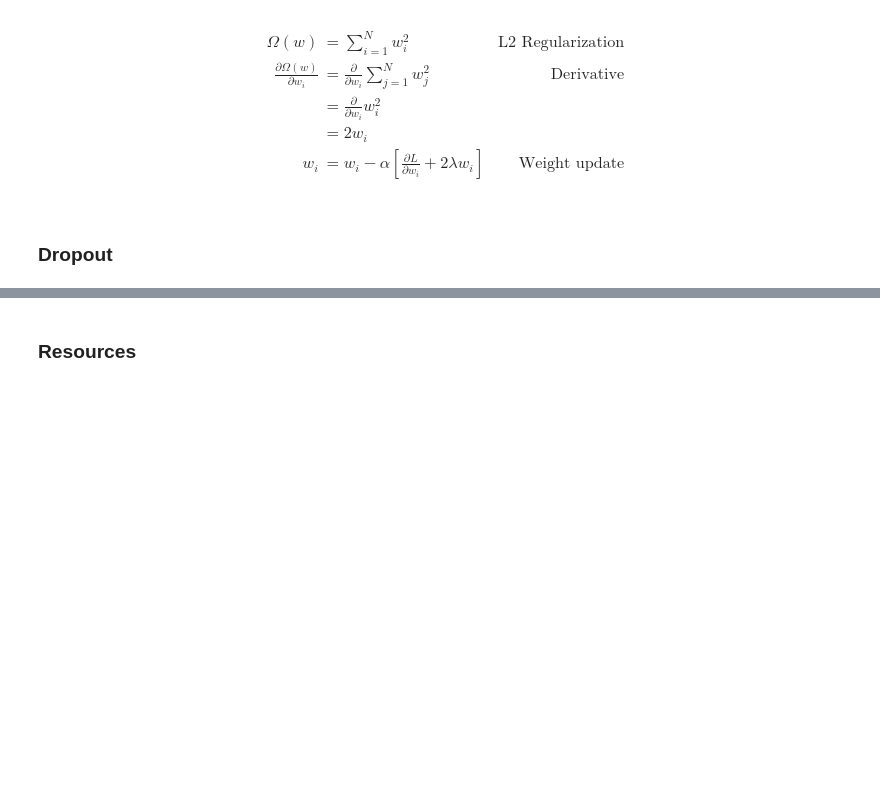
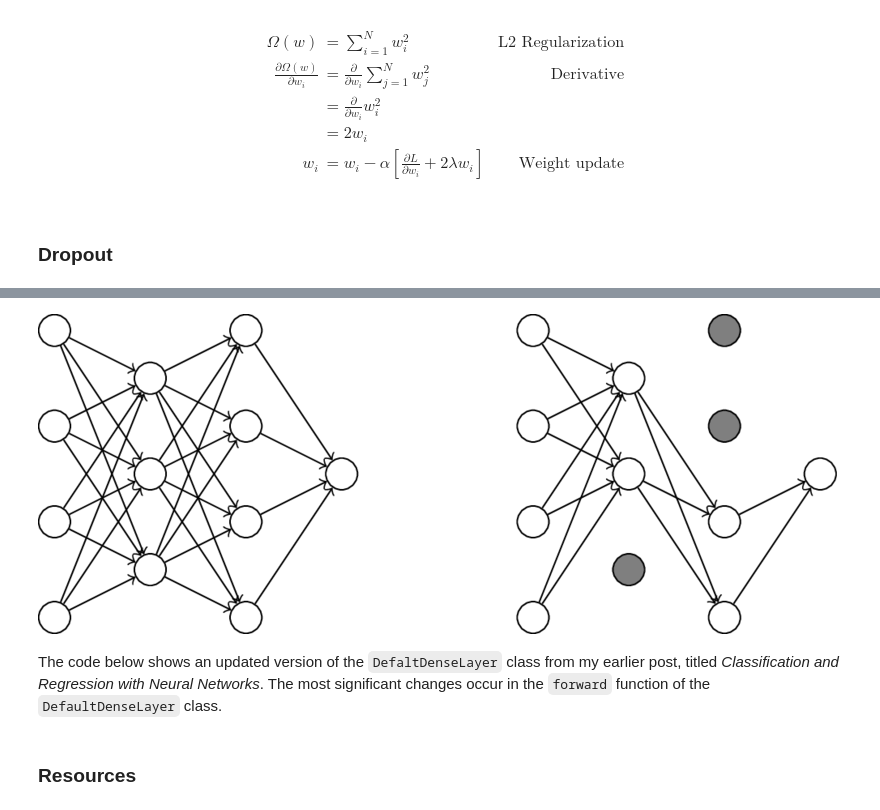
Before and after one commit to akshat0123/MLReview, a Jupyter notebook: Docs/Neural Networks/initializationregularizationanddropoout.ipynb, the cells around one changed output, grey strips where cells are left out. Saved outputs shown, nothing was run; the diff lists cells and outputs as text; code cells hidden in the pictures; blank space fills up the shorter version.

Commit message:
Finished post about initialization, regularization and dropout

```diff
--- a/Docs/Neural Networks/initializationregularizationanddropoout.ipynb
+++ b/Docs/Neural Networks/initializationregularizationanddropoout.ipynb
@@ -178,0 +189,47 @@ When only a random proportion of network units are used during training, this ap
+# %%
+%%tikz -s=800,320 -sc=1
+\node[draw, circle] (x1) at (0, 3) {};
+\node[draw, circle] (x2) at (0, 2) {};
+\node[draw, circle] (x3) at (0, 1) {};
+\node[draw, circle] (x4) at (0, 0) {};
+\node[draw, circle] (h11) at (1, 2.5) {};
+\node[draw, circle] (h12) at (1, 1.5) {};
+\node[draw, circle] (h13) at (1, 0.5) {};
+\node[draw, circle] (h21) at (2, 3) {};
+\node[draw, circle] (h22) at (2, 2) {};
+\node[draw, circle] (h23) at (2, 1) {};
+\node[draw, circle] (h24) at (2, 0) {};
+\node[draw, circle] (o) at (3, 1.5) {};
+\draw[->](x1) -- (h11); \draw[->](x1) -- (h12); \draw[->](x1) -- (h13);
+\draw[->](x2) -- (h11); \draw[->](x2) -- (h12); \draw[->](x2) -- (h13);
+\draw[->](x3) -- (h11); \draw[->](x3) -- (h12); \draw[->](x3) -- (h13);
+\draw[->](x4) -- (h11); \draw[->](x4) -- (h12); \draw[->](x4) -- (h13);
+\draw[->](h11) -- (h21); \draw[->](h11) -- (h22); \draw[->](h11) -- (h23); \draw[->](h11) -- (h24);
+\draw[->](h12) -- (h21); \draw[->](h12) -- (h22); \draw[->](h12) -- (h23); \draw[->](h12) -- (h24);
+\draw[->](h13) -- (h21); \draw[->](h13) -- (h22); \draw[->](h13) -- (h23); \draw[->](h13) -- (h24);
+\draw[->](h21) -- (o); \draw[->](h22) -- (o); \draw[->](h23) -- (o); \draw[->](h24) -- (o);
+\node[draw, circle] (x1b) at (5, 3) {};
+\node[draw, circle] (x2b) at (5, 2) {};
+\node[draw, circle] (x3b) at (5, 1) {};
+\node[draw, circle] (x4b) at (5, 0) {};
+\node[draw, circle] (h11b) at (6, 2.5) {};
+\node[draw, circle] (h12b) at (6, 1.5) {};
+\node[draw, circle, fill=gray] (h13b) at (6, 0.5) {};
+\node[draw, circle, fill=gray] (h21b) at (7, 3) {};
+\node[draw, circle, fill=gray] (h22b) at (7, 2) {};
+\node[draw, circle] (h23b) at (7, 1) {};
+\node[draw, circle] (h24b) at (7, 0) {};
+\node[draw, circle] (ob) at (8, 1.5) {};
+\draw[->](x1b) -- (h11b); \draw[->](x1b) -- (h12b);
+\draw[->](x2b) -- (h11b); \draw[->](x2b) -- (h12b);
+\draw[->](x3b) -- (h11b); \draw[->](x3b) -- (h12b);
+\draw[->](x4b) -- (h11b); \draw[->](x4b) -- (h12b);
+\draw[->] (h11b) -- (h23b); \draw[->] (h11b) -- (h24b);
+\draw[->] (h12b) -- (h23b); \draw[->] (h12b) -- (h24b);
+\draw[->] (h23b) -- (ob);
+\draw[->] (h24b) -- (ob);
+# %% [output]
+[figure, added]
+# %% [markdown]
+The code below shows an updated version of the `DefaltDenseLayer` class from my earlier post, titled *Classification and Regression with Neural Networks*.
+The most significant changes occur in the `forward` function of the `DefaultDenseLayer` class.
```
Also changed, not shown: parts of 5 cells of this notebook.
